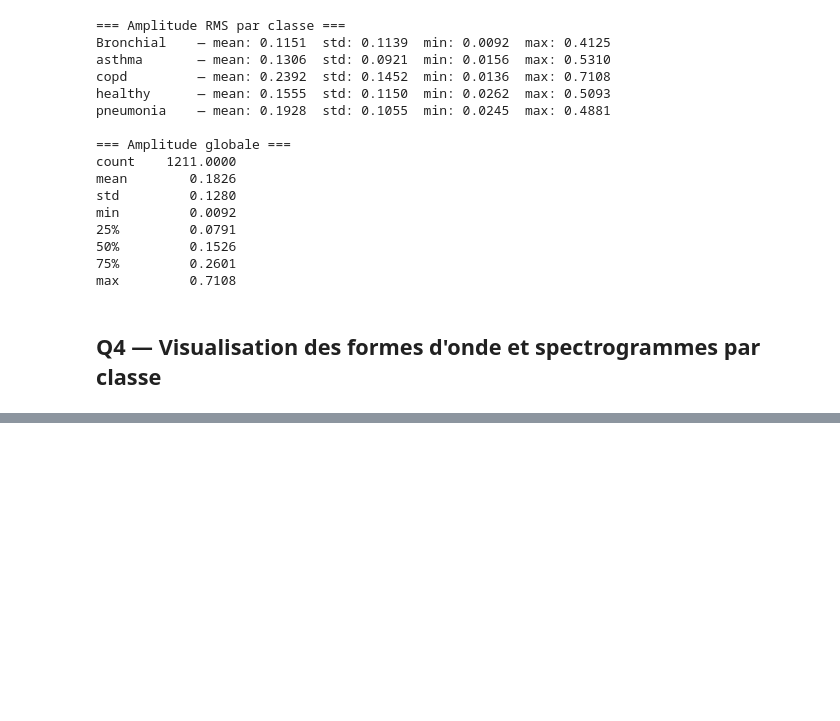
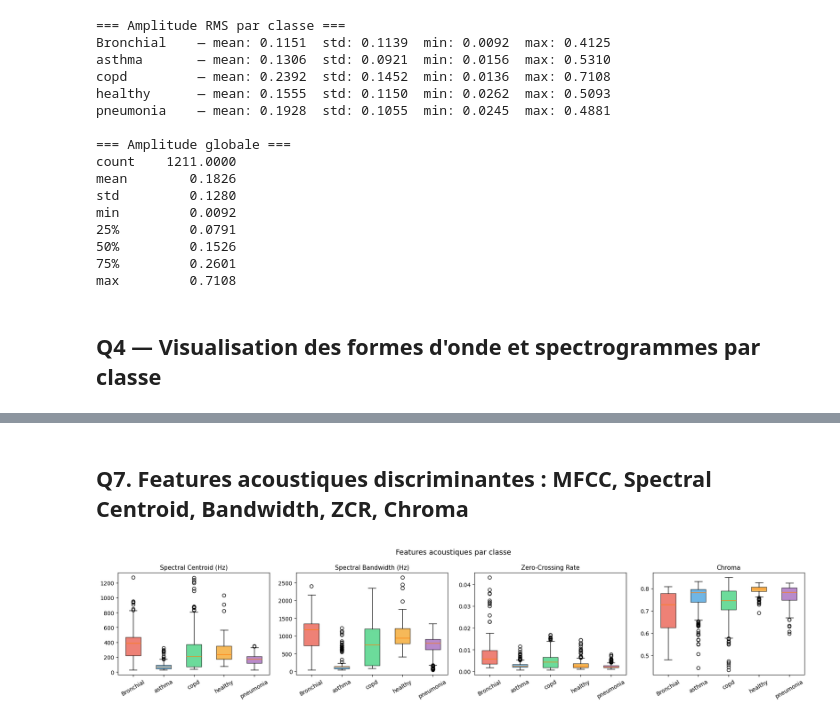
Before and after one commit to Coaraa/respiratory-disease-detection, a Jupyter notebook: notebooks/data_explore.ipynb, the cells around one changed output, grey strips where cells are left out. Saved outputs shown, nothing was run; the diff lists cells and outputs as text; code cells hidden in the pictures; blank space fills up the shorter version.

Commit message:
data preprocess

```diff
--- a/notebooks/data_explore.ipynb
+++ b/notebooks/data_explore.ipynb
@@ -262,0 +263,32 @@ plt.show()
+# %% [markdown]
+## Q7. Features acoustiques discriminantes : MFCC, Spectral Centroid, Bandwidth, ZCR, Chroma
+# %%
+labels_unique = sorted(np.unique(y))
+colors = ['#e74c3c', '#3498db', '#2ecc71', '#f39c12', '#9b59b6']
+
+features_per_class = {label: {'centroid': [], 'zcr': [], 'bandwidth': [], 'chroma': []} for label in labels_unique}
+
+for audio, label in zip(x, y):
+    features_per_class[label]['centroid'].append(librosa.feature.spectral_centroid(y=audio, sr=SR).mean())
+    features_per_class[label]['zcr'].append(librosa.feature.zero_crossing_rate(audio).mean())
+    features_per_class[label]['bandwidth'].append(librosa.feature.spectral_bandwidth(y=audio, sr=SR).mean())
+    features_per_class[label]['chroma'].append(librosa.feature.chroma_stft(y=audio, sr=SR).mean())
+
+fig, axes = plt.subplots(1, 4, figsize=(18, 4))
+feature_names = ['centroid', 'bandwidth', 'zcr', 'chroma']
+titles = ['Spectral Centroid (Hz)', 'Spectral Bandwidth (Hz)', 'Zero-Crossing Rate', 'Chroma']
+
+for ax, feat, title in zip(axes, feature_names, titles):
+    data = [features_per_class[l][feat] for l in labels_unique]
+    bp = ax.boxplot(data, tick_labels=labels_unique, patch_artist=True)
+    for patch, color in zip(bp['boxes'], colors):
+        patch.set_facecolor(color)
+        patch.set_alpha(0.7)
+    ax.set_title(title, fontsize=11)
+    ax.tick_params(axis='x', rotation=30)
+
+plt.suptitle('Features acoustiques par classe', fontsize=13)
+plt.tight_layout()
+plt.show()
+# %% [output]
+[figure, added]
```
Also changed, not shown: parts of 3 cells of this notebook, 1 other file.
